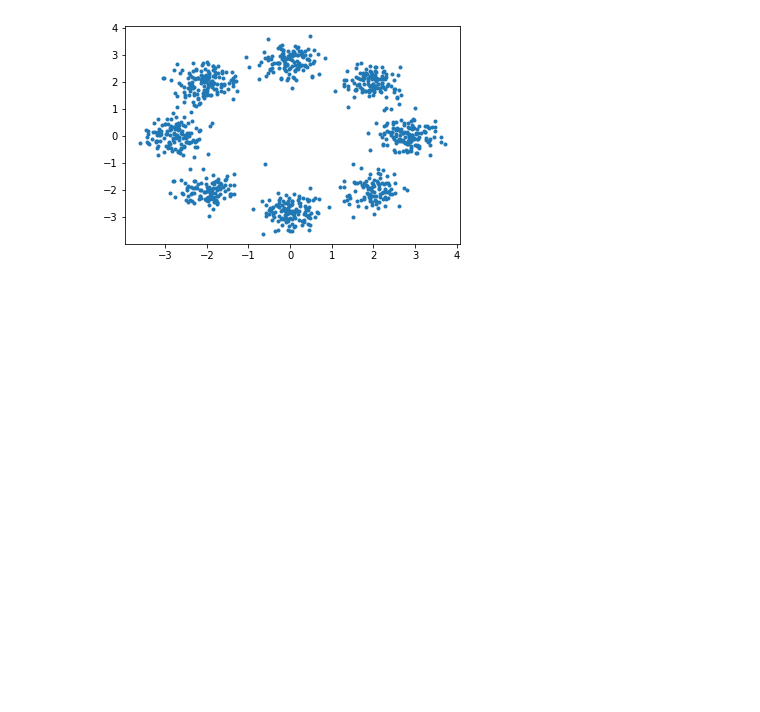
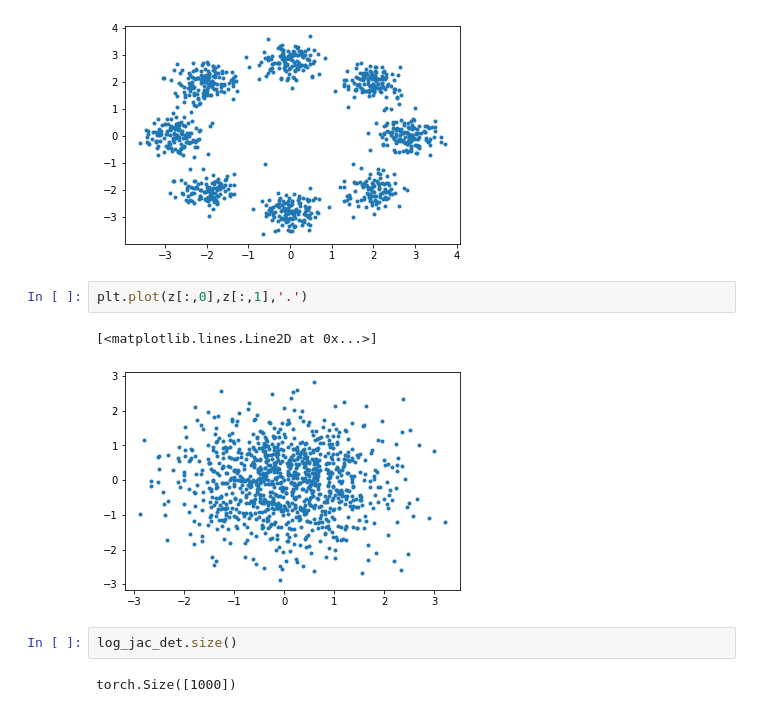
Before and after one commit to jxzhangjhu/NFs_code, a Jupyter notebook: Tutorials/toy_8-modes/toy2d_density_estimation.ipynb, the cells around one changed output. Drawn from its saved outputs; the diff is of its cells as text; blank space fills up the shorter version.

```diff
--- a/Tutorials/toy_8-modes/toy2d_density_estimation.ipynb
+++ b/Tutorials/toy_8-modes/toy2d_density_estimation.ipynb
@@ -79,3 +79,12 @@ plt.plot(data[:,0],data[:,1],'.')
 # %% [output]
 [<matplotlib.lines.Line2D at 0x...>]
 [figure]
+# %%
+plt.plot(z[:,0],z[:,1],'.')
+# %% [output]
+[<matplotlib.lines.Line2D at 0x...>]
+[figure, added]
+# %%
+log_jac_det.size()
+# %% [output]
+torch.Size([1000])
```
Also changed, not shown: 10 other files.
